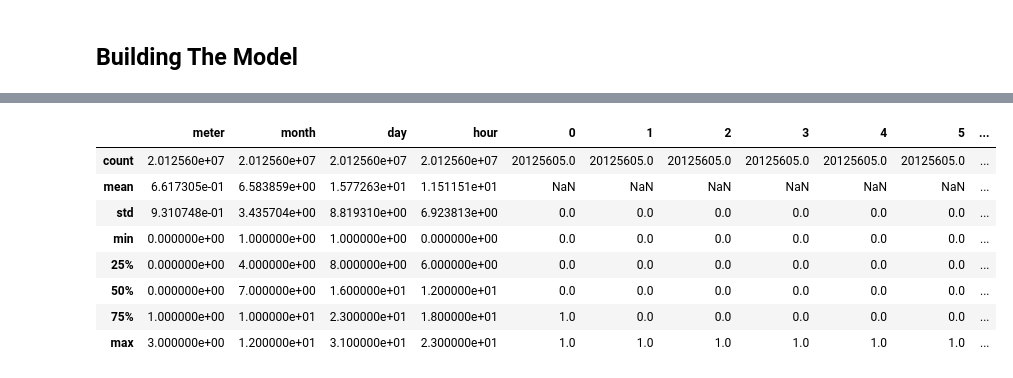
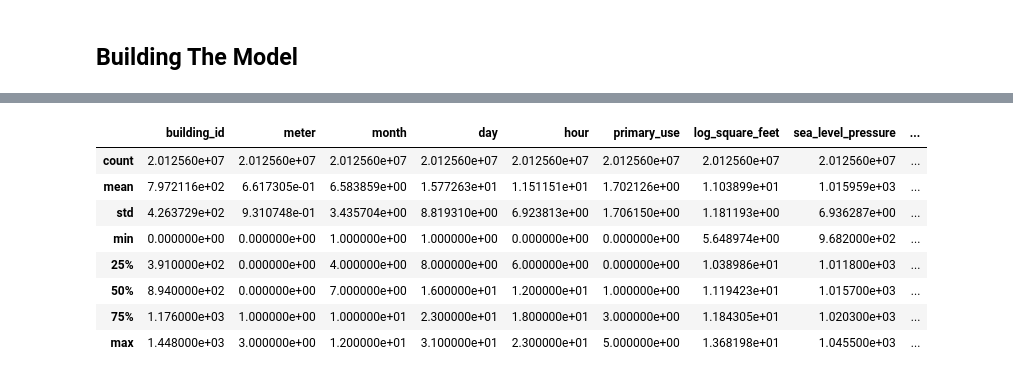
Before and after one commit to haythemlajjem/ASHRAE---Great-Energy-Predictor-III, a Jupyter notebook: DL_Project.ipynb, the cells around one changed output, grey strips where cells are left out. Drawn from its saved outputs; the diff is of its cells as text; code cells hidden in the pictures.

```diff
--- a/DL_Project.ipynb
+++ b/DL_Project.ipynb
@@ -321,5 +291,5 @@ df_building_metadata
 # %%
-df_building_metadata = df_building_metadata.drop(["primary_use","square_feet","year_built","floor_count"], axis=1)
+df_building_metadata = df_building_metadata.drop(["square_feet","year_built","floor_count"], axis=1)
 # %%
 df_building_metadata
 # %% [output]
@@ -552,12 +522,10 @@ train_data
 # %%
 train_data=train_data[[        'building_id',               'meter',
                       'year',               'month',                 'day',
-                      'hour',             'site_id',                     0,
-                           1,                     2,                     3,
-                           4,                     5,     'log_square_feet',
+                      'hour',             'site_id','primary_use'   ,  'log_square_feet',
         'sea_level_pressure',      'wind_direction', 'log_dew_temperature',
             'log_wind_speed', 'meter_reading']]
 # %%
-train_data = train_data.drop(["building_id","site_id","year"], axis=1)
+train_data = train_data.drop(["site_id","year"], axis=1)
 # %%
 train_data.to_csv ("train_data_clean.csv", index = None, header=True)
@@ -602,0 +584,4 @@ Mem. usage decreased to 575.80 Mb (76.6% reduction)
+# %%
+#data = reduce_mem_usage(data)
+data=train_data
+data
@@ -603,18 +602,17 @@ Mem. usage decreased to 575.80 Mb (76.6% reduction)
 # %%
 # log normalization for meater_reading
-data["target"] = data["meter_reading"].map(lambda i: np.log1p(i) )
-data= data.drop(["meter_reading"],axis=1)
+data["meter_reading"]=np.log1p (data["meter_reading"])
 data.describe()
 # %% [output]
-|  | meter | month | day | hour | 0 | 1 | 2 | 3 | 4 | 5 | ... |
-| count | 2.012560e+07 | 2.012560e+07 | 2.012560e+07 | 2.012560e+07 | 20125605.0 | 20125605.0 | 20125605.0 | 20125605.0 | 20125605.0 | 20125605.0 | ... |
-| mean | 6.617305e-01 | 6.583859e+00 | 1.577263e+01 | 1.151151e+01 | NaN | NaN | NaN | NaN | NaN | NaN | ... |
-| std | 9.310748e-01 | 3.435704e+00 | 8.819310e+00 | 6.923813e+00 | 0.0 | 0.0 | 0.0 | 0.0 | 0.0 | 0.0 | ... |
-| min | 0.000000e+00 | 1.000000e+00 | 1.000000e+00 | 0.000000e+00 | 0.0 | 0.0 | 0.0 | 0.0 | 0.0 | 0.0 | ... |
-| 25% | 0.000000e+00 | 4.000000e+00 | 8.000000e+00 | 6.000000e+00 | 0.0 | 0.0 | 0.0 | 0.0 | 0.0 | 0.0 | ... |
-| 50% | 0.000000e+00 | 7.000000e+00 | 1.600000e+01 | 1.200000e+01 | 0.0 | 0.0 | 0.0 | 0.0 | 0.0 | 0.0 | ... |
-| 75% | 1.000000e+00 | 1.000000e+01 | 2.300000e+01 | 1.800000e+01 | 1.0 | 0.0 | 0.0 | 0.0 | 0.0 | 0.0 | ... |
-| max | 3.000000e+00 | 1.200000e+01 | 3.100000e+01 | 2.300000e+01 | 1.0 | 1.0 | 1.0 | 1.0 | 1.0 | 1.0 | ... |
+|  | building_id | meter | month | day | hour | primary_use | log_square_feet | sea_level_pressure | ... |
+| count | 2.012560e+07 | 2.012560e+07 | 2.012560e+07 | 2.012560e+07 | 2.012560e+07 | 2.012560e+07 | 2.012560e+07 | 2.012560e+07 | ... |
+| mean | 7.972116e+02 | 6.617305e-01 | 6.583859e+00 | 1.577263e+01 | 1.151151e+01 | 1.702126e+00 | 1.103899e+01 | 1.015959e+03 | ... |
+| std | 4.263729e+02 | 9.310748e-01 | 3.435704e+00 | 8.819310e+00 | 6.923813e+00 | 1.706150e+00 | 1.181193e+00 | 6.936287e+00 | ... |
+| min | 0.000000e+00 | 0.000000e+00 | 1.000000e+00 | 1.000000e+00 | 0.000000e+00 | 0.000000e+00 | 5.648974e+00 | 9.682000e+02 | ... |
+| 25% | 3.910000e+02 | 0.000000e+00 | 4.000000e+00 | 8.000000e+00 | 6.000000e+00 | 0.000000e+00 | 1.038986e+01 | 1.011800e+03 | ... |
+| 50% | 8.940000e+02 | 0.000000e+00 | 7.000000e+00 | 1.600000e+01 | 1.200000e+01 | 1.000000e+00 | 1.119423e+01 | 1.015700e+03 | ... |
+| 75% | 1.176000e+03 | 1.000000e+00 | 1.000000e+01 | 2.300000e+01 | 1.800000e+01 | 3.000000e+00 | 1.184305e+01 | 1.020300e+03 | ... |
+| max | 1.448000e+03 | 3.000000e+00 | 1.200000e+01 | 3.100000e+01 | 2.300000e+01 | 5.000000e+00 | 1.368198e+01 | 1.045500e+03 | ... |
 # %%
 # reduce data memory
 data = reduce_mem_usage(data)
```
Also changed, not shown: parts of 28 cells of this notebook.
